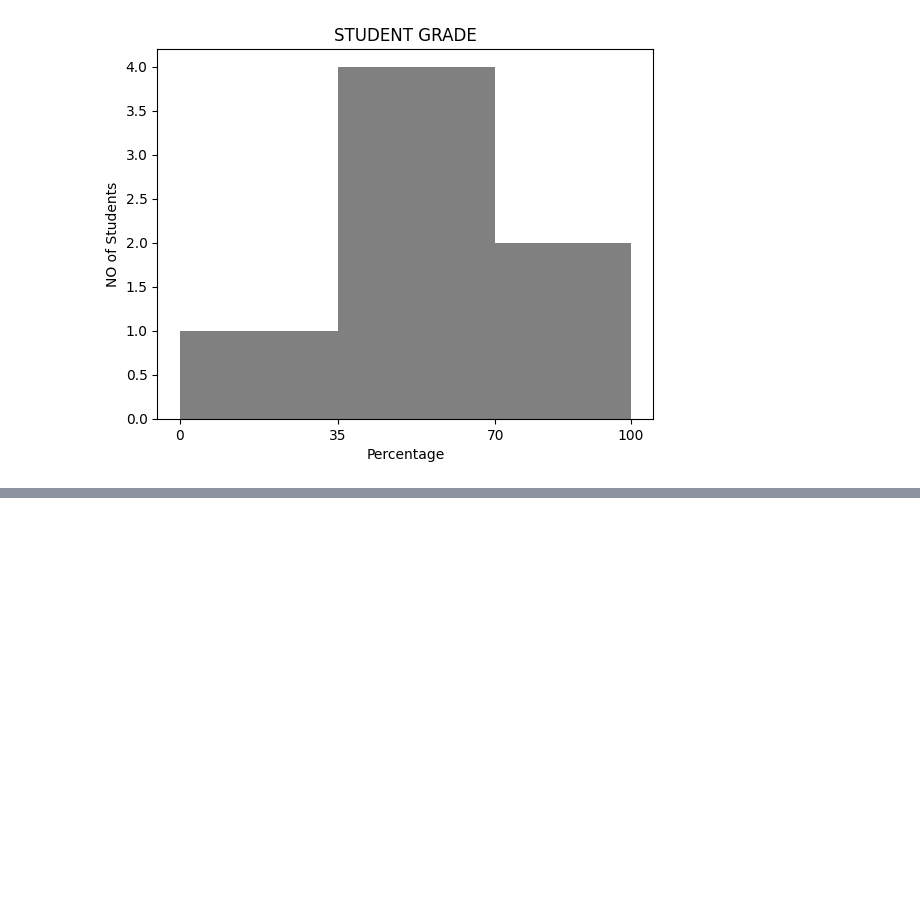
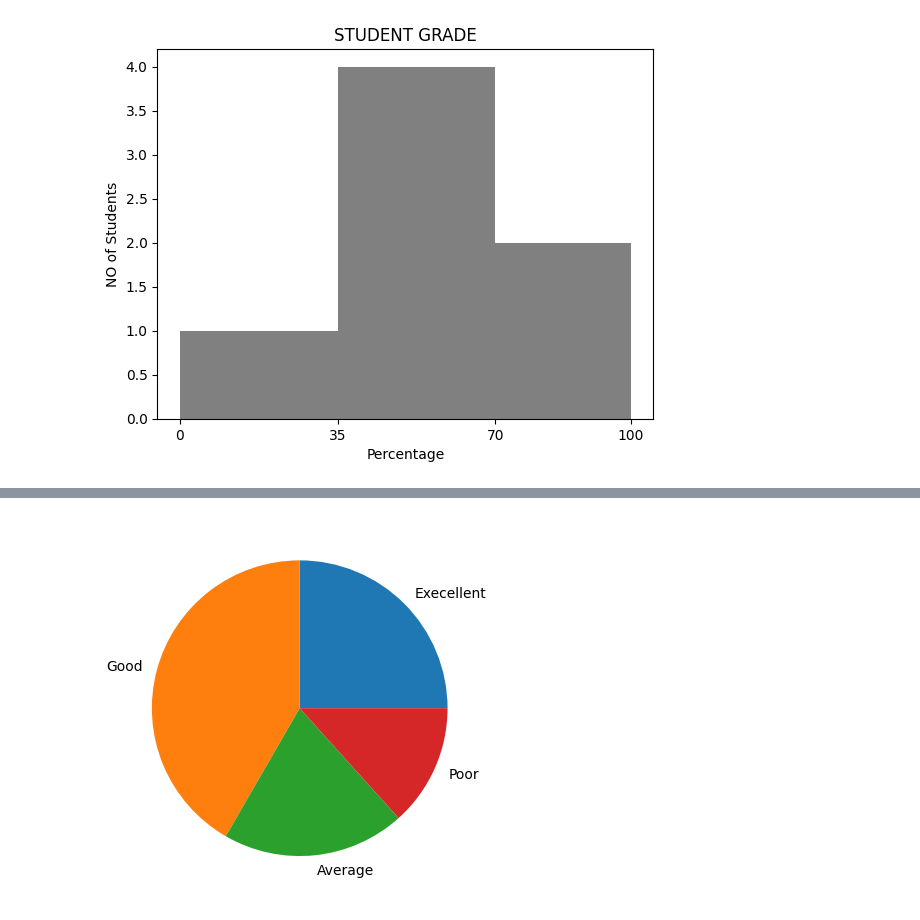
Before and after one commit to msandhiya07/msandhiya07, a Jupyter notebook: DATAFLOW.ipynb, the cells around one changed output, grey strips where cells are left out. Drawn from its saved outputs; the diff is of its cells as text; code cells hidden in the pictures; blank space fills up the shorter version.

```diff
--- a/DATAFLOW.ipynb
+++ b/DATAFLOW.ipynb
@@ -17,0 +30,5 @@ plt.show()
+# %%
+plt.pie(student_values,labels=student_performance)
+plt.show()
+# %% [output]
+[figure, added]
```
Also changed, not shown: parts of 6 cells of this notebook.
